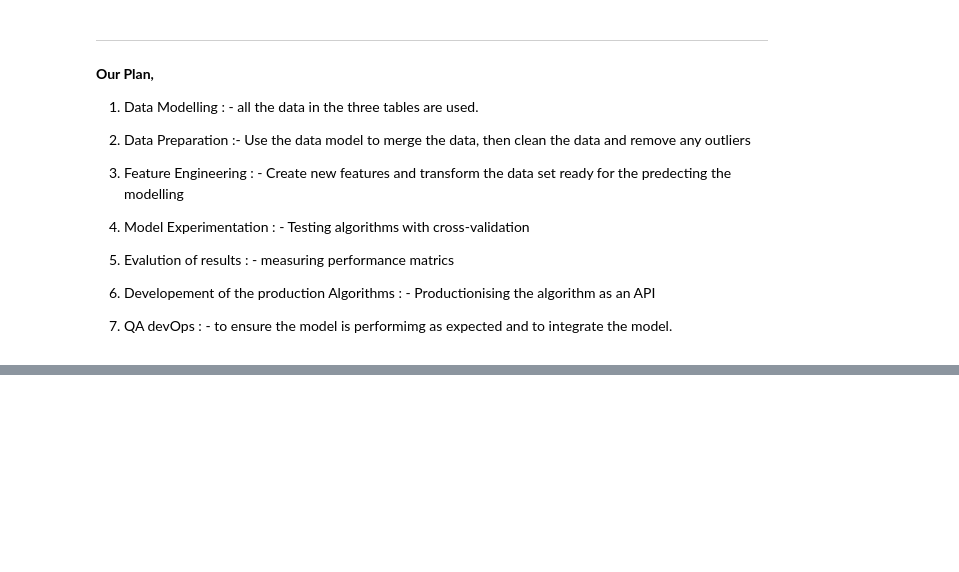
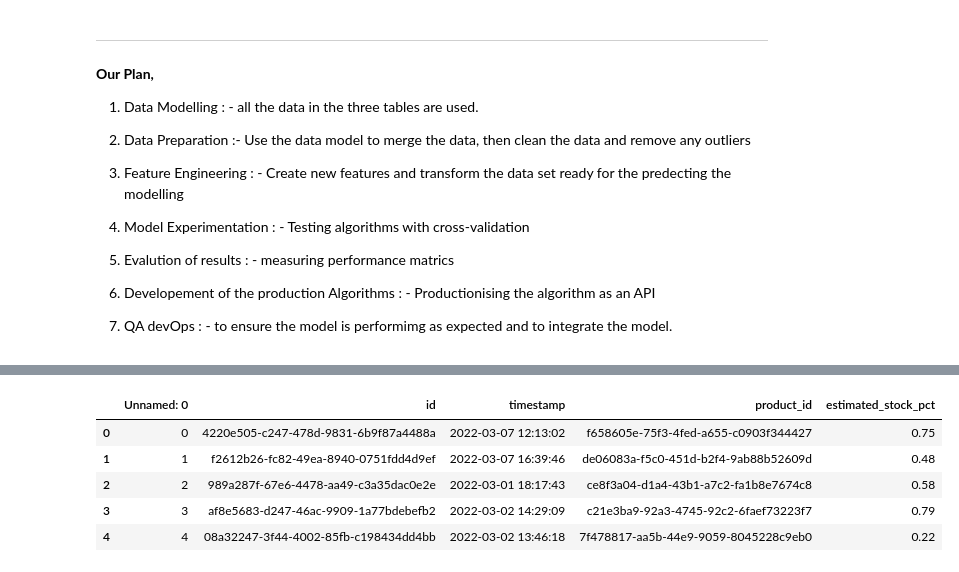
Before and after one commit to kunalNbadgujar/Cognizant-Artificial-Intelligence-Virtual-Internship-Project, a Jupyter notebook: Task_1.ipynb, the cells around one changed output, grey strips where cells are left out. Cells and saved outputs as stored; diff of their text form; code cells hidden in the pictures; blank space fills up the shorter version.

```diff
--- a/Task_1.ipynb
+++ b/Task_1.ipynb
@@ -350,0 +366,9 @@ Now, The client has agreed to share more data in the form of sensor data. They u
+# %%
+stock.head()
+# %% [output]
+|  | Unnamed: 0 | id | timestamp | product_id | estimated_stock_pct |
+| 0 | 0 | 4220e505-c247-478d-9831-6b9f87a4488a | 2022-03-07 12:13:02 | f658605e-75f3-4fed-a655-c0903f344427 | 0.75 |
+| 1 | 1 | f2612b26-fc82-49ea-8940-0751fdd4d9ef | 2022-03-07 16:39:46 | de06083a-f5c0-451d-b2f4-9ab88b52609d | 0.48 |
+| 2 | 2 | 989a287f-67e6-4478-aa49-c3a35dac0e2e | 2022-03-01 18:17:43 | ce8f3a04-d1a4-43b1-a7c2-fa1b8e7674c8 | 0.58 |
+| 3 | 3 | af8e5683-d247-46ac-9909-1a77bdebefb2 | 2022-03-02 14:29:09 | c21e3ba9-92a3-4745-92c2-6faef73223f7 | 0.79 |
+| 4 | 4 | 08a32247-3f44-4002-85fb-c198434dd4bb | 2022-03-02 13:46:18 | 7f478817-aa5b-44e9-9059-8045228c9eb0 | 0.22 |
```
Also changed, not shown: parts of 5 cells of this notebook.
